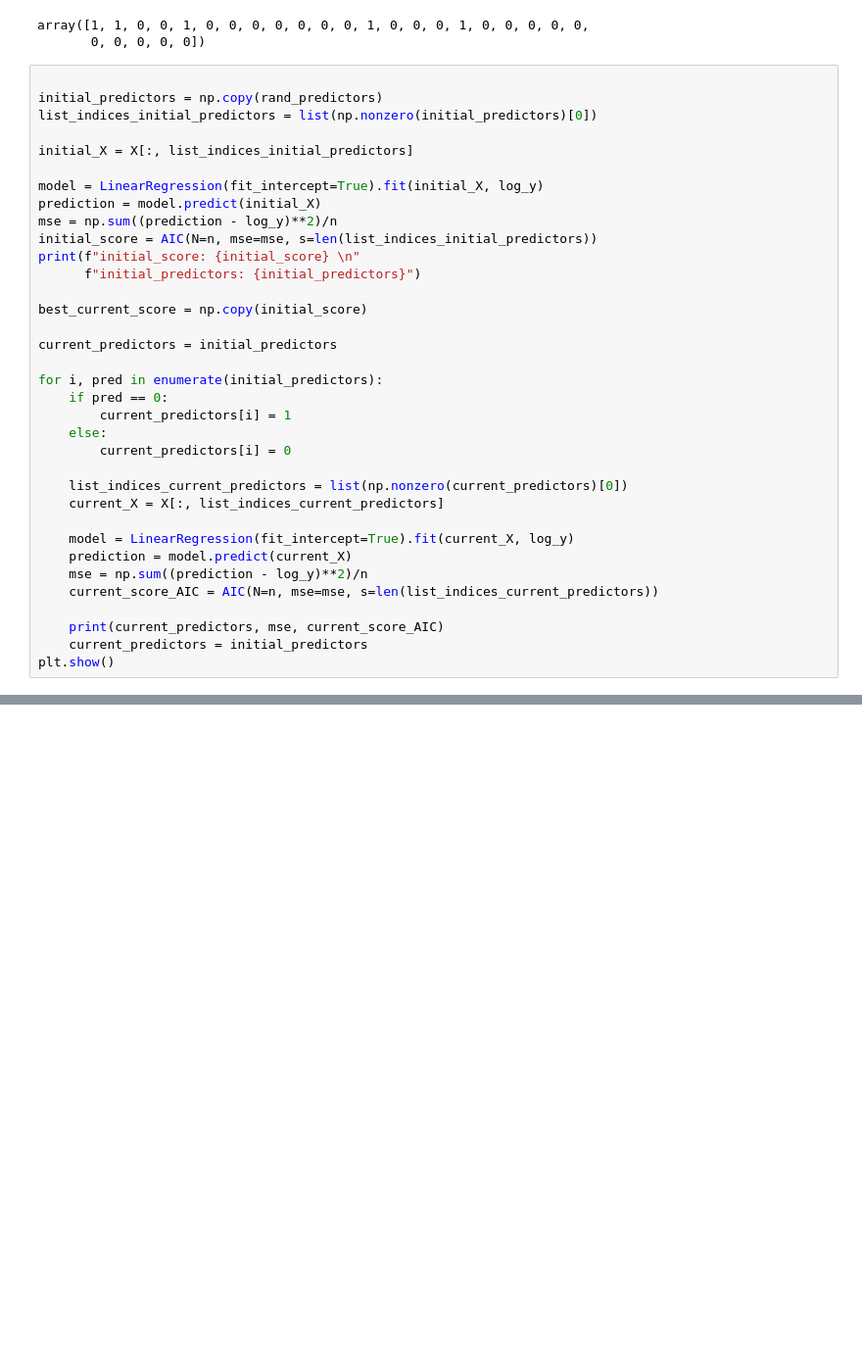
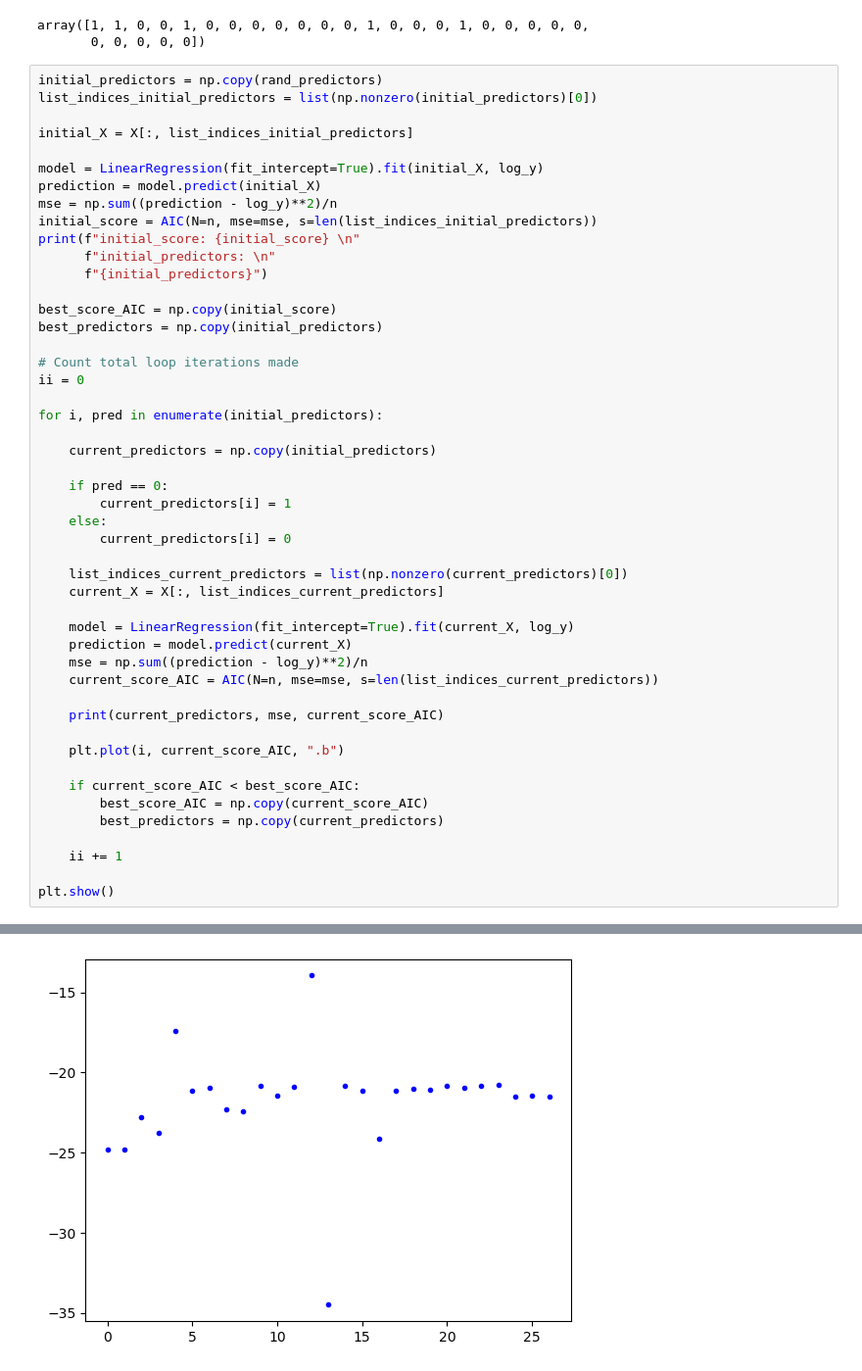
Before and after one commit to johnmagj/STK4051_coursework, a Jupyter notebook: Week_3/Ex3_1.ipynb, the cells around one changed output, grey strips where cells are left out. Shown at 98% size. Saved outputs shown, nothing was run; the diff lists cells and outputs as text; blank space fills up the shorter version.

Commit message:
Add code search loop

```diff
--- a/Week_3/Ex3_1.ipynb
+++ b/Week_3/Ex3_1.ipynb
@@ -101,7 +101,6 @@ rand_predictors
 array([1, 1, 0, 0, 1, 0, 0, 0, 0, 0, 0, 0, 1, 0, 0, 0, 1, 0, 0, 0, 0, 0,
        0, 0, 0, 0, 0])
 # %%
-
 initial_predictors = np.copy(rand_predictors)
 list_indices_initial_predictors = list(np.nonzero(initial_predictors)[0])
 
@@ -112,13 +111,19 @@ prediction = model.predict(initial_X)
 mse = np.sum((prediction - log_y)**2)/n
 initial_score = AIC(N=n, mse=mse, s=len(list_indices_initial_predictors))
 print(f"initial_score: {initial_score} \n"
-      f"initial_predictors: {initial_predictors}")
+      f"initial_predictors: \n"
+      f"{initial_predictors}")
 
-best_current_score = np.copy(initial_score)
+best_score_AIC = np.copy(initial_score)
+best_predictors = np.copy(initial_predictors)
 
-current_predictors = initial_predictors
+# Count total loop iterations made
+ii = 0
 
 for i, pred in enumerate(initial_predictors):
+
+    current_predictors = np.copy(initial_predictors)
+
     if pred == 0:
         current_predictors[i] = 1
     else:
@@ -133,7 +138,15 @@ for i, pred in enumerate(initial_predictors):
     current_score_AIC = AIC(N=n, mse=mse, s=len(list_indices_current_predictors))
 
     print(current_predictors, mse, current_score_AIC)
-    current_predictors = initial_predictors
+
+    plt.plot(i, current_score_AIC, ".b")
+
+    if current_score_AIC < best_score_AIC:
+        best_score_AIC = np.copy(current_score_AIC)
+        best_predictors = np.copy(current_predictors)
+
+    ii += 1
+
 plt.show()
 # %% [output]
 initial_score: -22.80171330812555
@@ -155,0 +169 @@ initial_predictors: [1 1 0 0 1 0 0 0 0 0 0 0 1 0 0 0 1 0 0 0 0 0 0 0 0 0 0]
+[figure, added]
```
Also changed, not shown: parts of 1 cell of this notebook.
